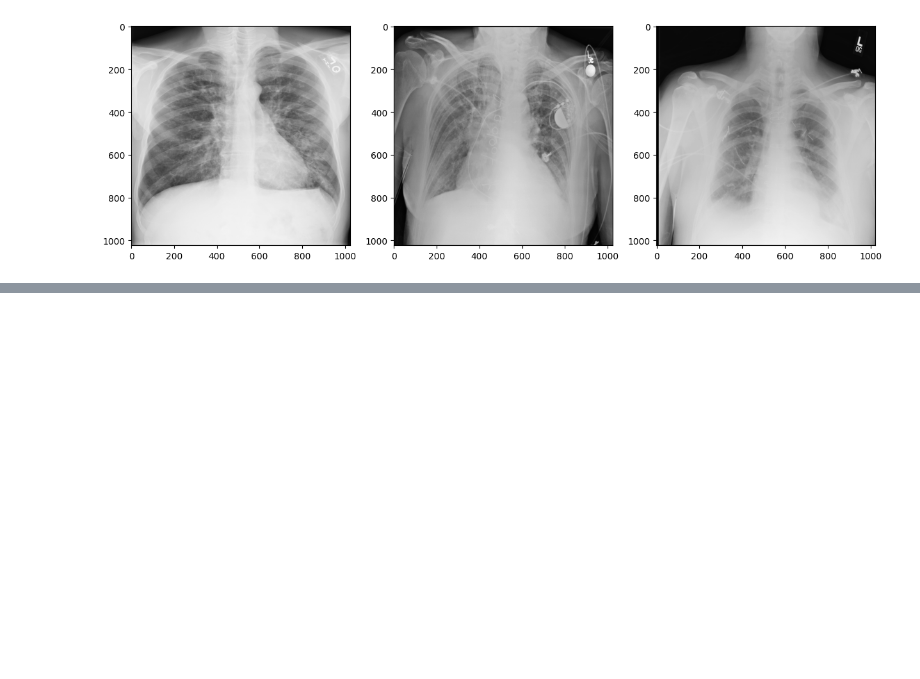
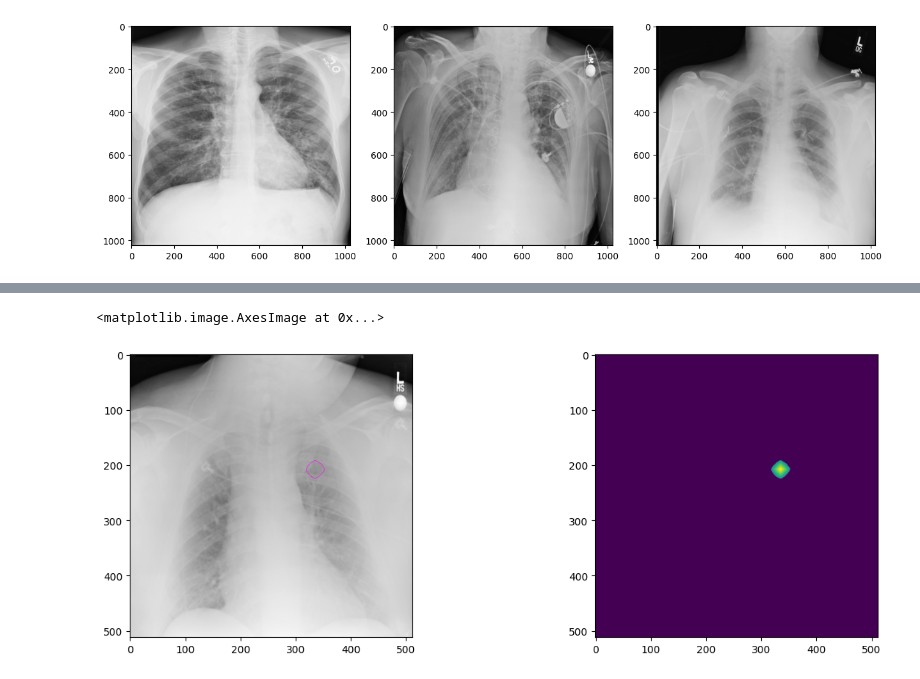
Before and after one commit to dongseop-kim/universal-datasets, a Jupyter notebook: examples/nih_with_xrv.ipynb, the cells around one changed output, grey strips where cells are left out. Saved outputs shown, nothing was run; the diff lists cells and outputs as text; code cells hidden in the pictures; blank space fills up the shorter version.

```diff
--- a/examples/nih_with_xrv.ipynb
+++ b/examples/nih_with_xrv.ipynb
@@ -105,0 +173,13 @@ torch.Size([1, 512, 512]) [0] torch.float32
+# %%
+tt = min_max_norm(image[0].numpy())*255.0
+# print(tt.min(), tt.max())
+tt = cv2.cvtColor(tt.astype(np.uint8), cv2.COLOR_GRAY2BGR)
+draw, mask = post_process_cam(0.5, actmap[0], tt, 0.5)
+plt.figure(figsize=(15,5))
+plt.subplot(1,2,1)
+plt.imshow(draw)
+plt.subplot(1,2,2)
+plt.imshow(mask)
+# %% [output]
+<matplotlib.image.AxesImage at 0x...>
+[figure, added]
```
Also changed, not shown: parts of 6 cells of this notebook.
